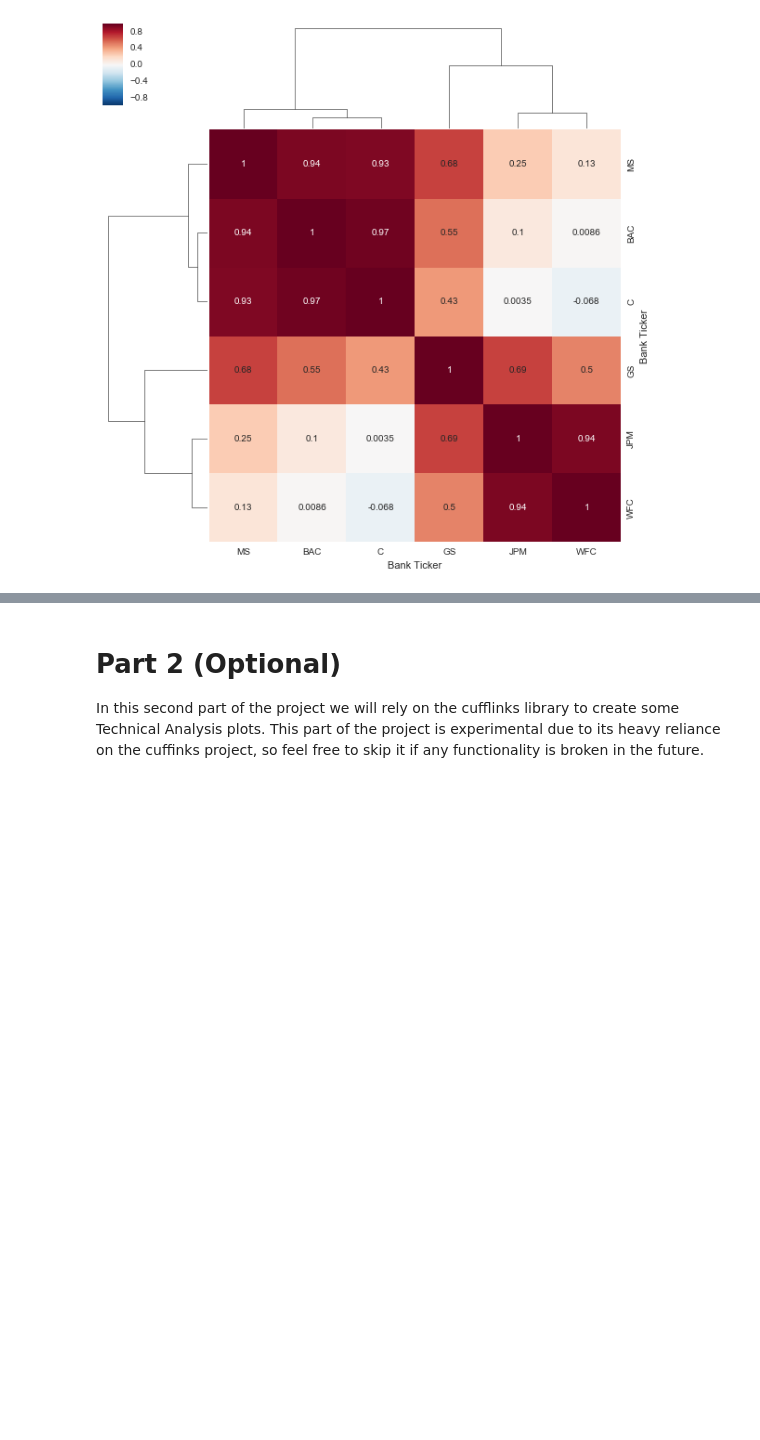
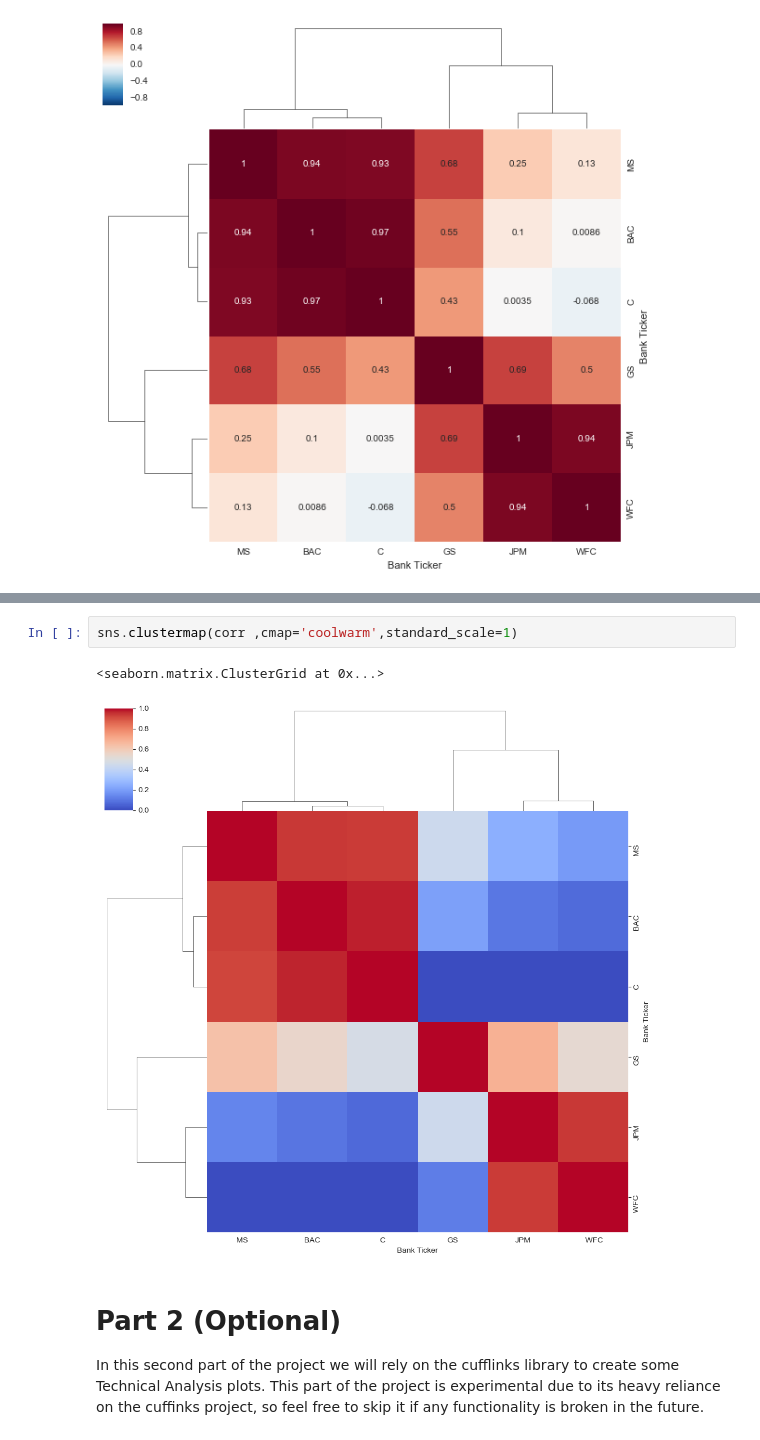
Before and after one commit to JoseArnel/code, a Jupyter notebook: DataScience&MachineLearning/10-Data-Capstone-Projects/03-Finance Project.ipynb, the cells around one changed output, grey strips where cells are left out. Drawn from its saved outputs; the diff is of its cells as text; blank space fills up the shorter version.

```diff
--- a/DataScience&MachineLearning/10-Data-Capstone-Projects/03-Finance Project.ipynb
+++ b/DataScience&MachineLearning/10-Data-Capstone-Projects/03-Finance Project.ipynb
@@ -391,3 +373,8 @@ Name: Close, Length: 253, dtype: float64
+# %%
+sns.clustermap(corr ,cmap='coolwarm',standard_scale=1)
+# %% [output]
+<seaborn.matrix.ClusterGrid at 0x...>
+[figure, added]
 # %% [markdown]
 # Part 2 (Optional)
 
```
Also changed, not shown: parts of 13 cells of this notebook.
